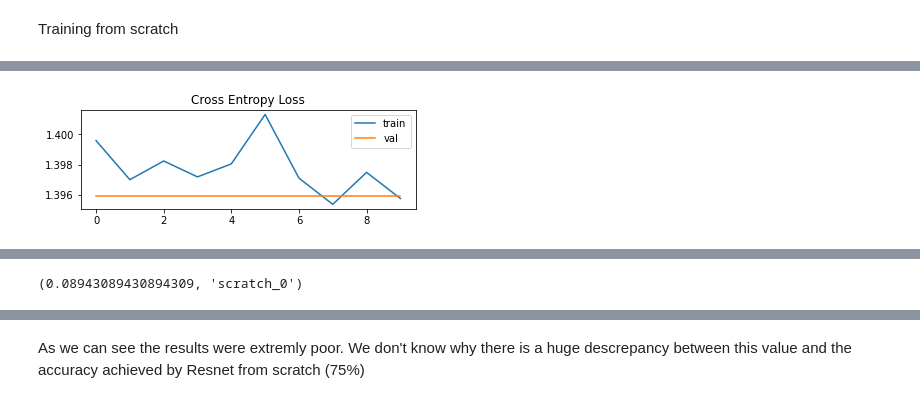
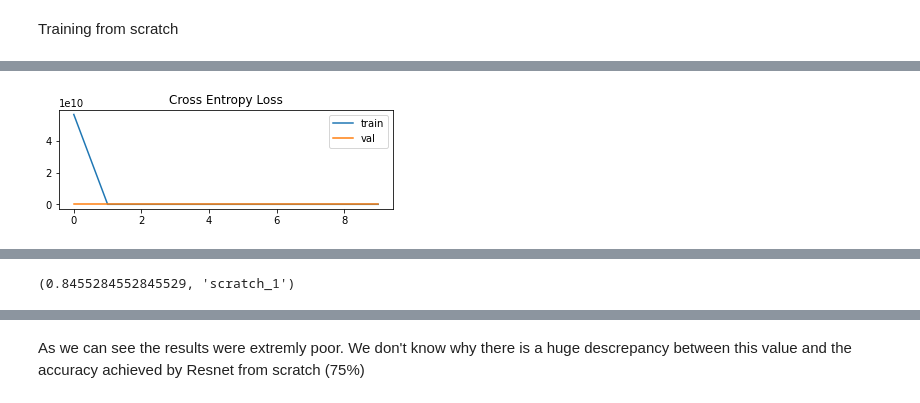
Before and after one commit to joaolucasmartins/VC2022, a Jupyter notebook: Part2/classification.ipynb, the cells around one changed output, grey strips where cells are left out. Cells and saved outputs as stored; diff of their text form; code cells hidden in the pictures.

Commit message:
Fix: Test results on classification

```diff
--- a/Part2/classification.ipynb
+++ b/Part2/classification.ipynb
@@ -201,7 +201,8 @@ def get_dataloaders(input_size, mean, std, transform_f):
     val_dataloader = DataLoader(val_dataset, batch_size=batch_size, shuffle=False, num_workers=num_workers, drop_last=False)
 
     test_dataset = TrafficSignDataset(annotations_directory, test_images_filenames, images_directory, transform=val_transform)
-    test_dataloader = DataLoader(val_dataset, batch_size=batch_size, shuffle=False, num_workers=num_workers, drop_last=False)
+    test_dataloader = DataLoader(test_dataset, batch_size=batch_size, shuffle=False, num_workers=num_workers, drop_last=False)
+
     return train_dataloader, val_dataloader, test_dataloader
 # %% [markdown]
 Define device
@@ -1051,7 +1078,7 @@ vgg_scratch = {
     "name": 'vgg_scratch',
     "num_epochs": 10,
     "loss": nn.CrossEntropyLoss(),
-    "optimizer": torch.optim.Adam(resnet_model_scratch.parameters(), lr=0.01),
+    "optimizer": torch.optim.Adam(vgg_model_scratch.parameters(), lr=0.01),
 }
 
 vgg_trainer = ModelTrainer(vgg_scratch, device)
@@ -1087,2 +1114,2 @@ Epoch 9 - Train loss: 1.396      Train acc: 0.185 - Val loss: 1.396      Val acc
 Finished
-[figure, old version]
+[figure, new version]
@@ -1091 +1118 @@ Finished
-(0.08943089430894309, 'scratch_0')
+(0.8455284552845529, 'scratch_1')
```
Also changed, not shown: parts of 19 cells of this notebook.
